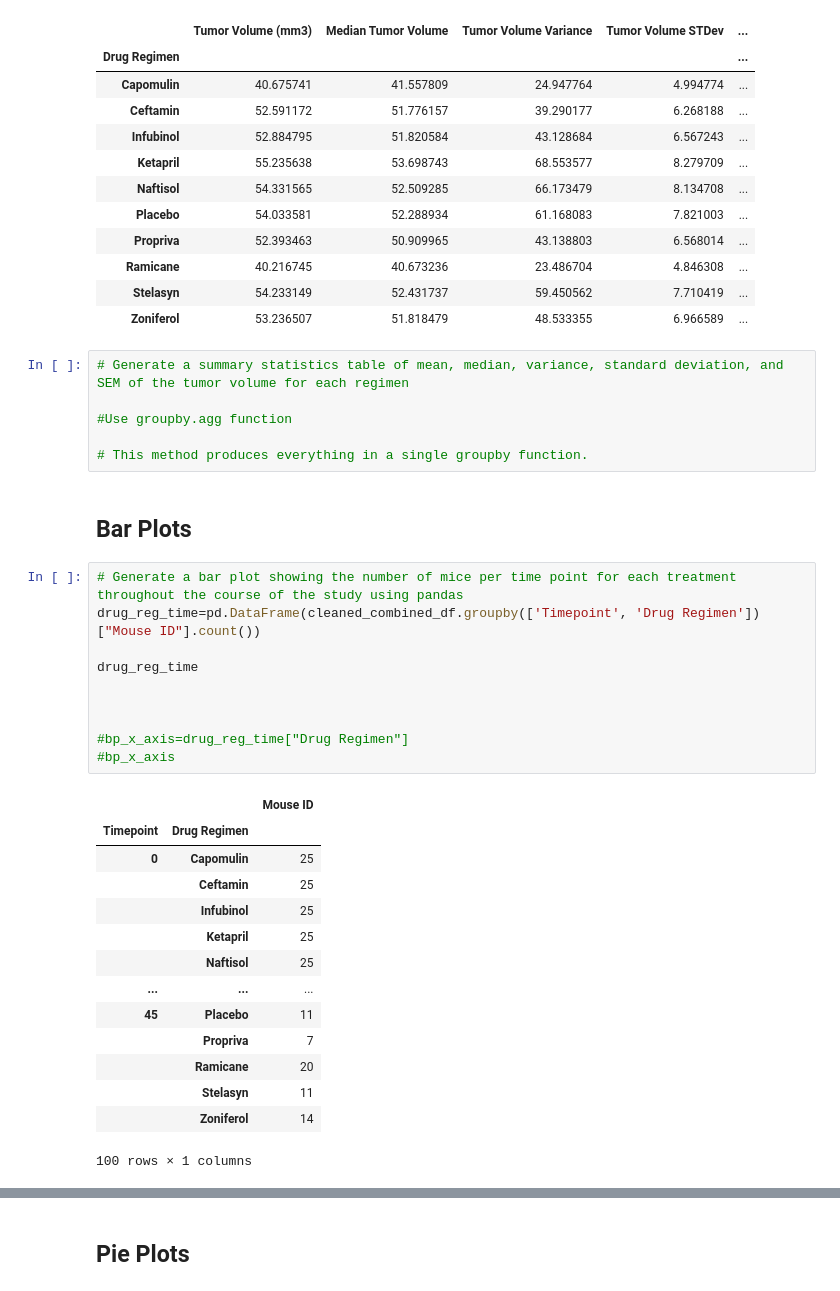
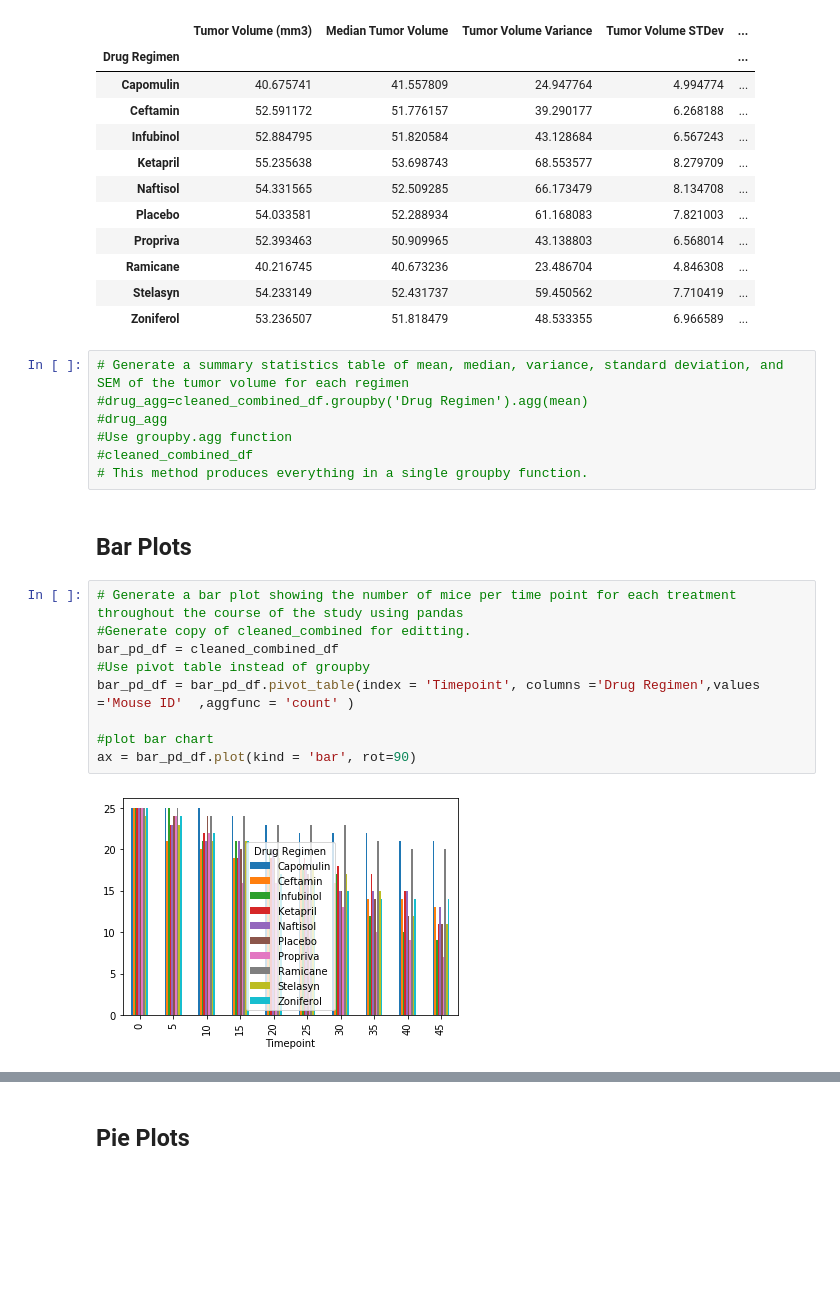
Before and after one commit to obfrap/Pymaceuticals, a Jupyter notebook: Pymaceuticals/pymaceuticals_starter-Current.ipynb, the cells around one changed output, grey strips where cells are left out. Cells and saved outputs as stored; diff of their text form; blank space fills up the shorter version.

Commit message:
Have completed up to scatter plot analysis

```diff
--- a/Pymaceuticals/pymaceuticals_starter-Current.ipynb
+++ b/Pymaceuticals/pymaceuticals_starter-Current.ipynb
@@ -162,34 +162,21 @@ drug_mean
 | Zoniferol | 53.236507 | 51.818479 | 48.533355 | 6.966589 | ... |
 # %%
 # Generate a summary statistics table of mean, median, variance, standard deviation, and SEM of the tumor volume for each regimen
-
+#drug_agg=cleaned_combined_df.groupby('Drug Regimen').agg(mean)
+#drug_agg
 #Use groupby.agg function
-
+#cleaned_combined_df
 # This method produces everything in a single groupby function.
 # %% [markdown]
 ## Bar Plots
 # %%
 # Generate a bar plot showing the number of mice per time point for each treatment throughout the course of the study using pandas
-drug_reg_time=pd.DataFrame(cleaned_combined_df.groupby(['Timepoint', 'Drug Regimen'])["Mouse ID"].count())
+#Generate copy of cleaned_combined for editting.
+bar_pd_df = cleaned_combined_df
+#Use pivot table instead of groupby
+bar_pd_df = bar_pd_df.pivot_table(index = 'Timepoint', columns ='Drug Regimen',values ='Mouse ID'  ,aggfunc = 'count' )
 
-drug_reg_time
-
-
-
-#bp_x_axis=drug_reg_time["Drug Regimen"]
-#bp_x_axis
+#plot bar chart
+ax = bar_pd_df.plot(kind = 'bar', rot=90)
 # %% [output]
-|  |  | Mouse ID |
-| Timepoint | Drug Regimen |  |
-| 0 | Capomulin | 25 |
-|  | Ceftamin | 25 |
-|  | Infubinol | 25 |
-|  | Ketapril | 25 |
-|  | Naftisol | 25 |
-| ... | ... | ... |
-| 45 | Placebo | 11 |
-|  | Propriva | 7 |
-|  | Ramicane | 20 |
-|  | Stelasyn | 11 |
-|  | Zoniferol | 14 |
-100 rows × 1 columns
+[figure, added]
```
Also changed, not shown: parts of 12 cells of this notebook.
